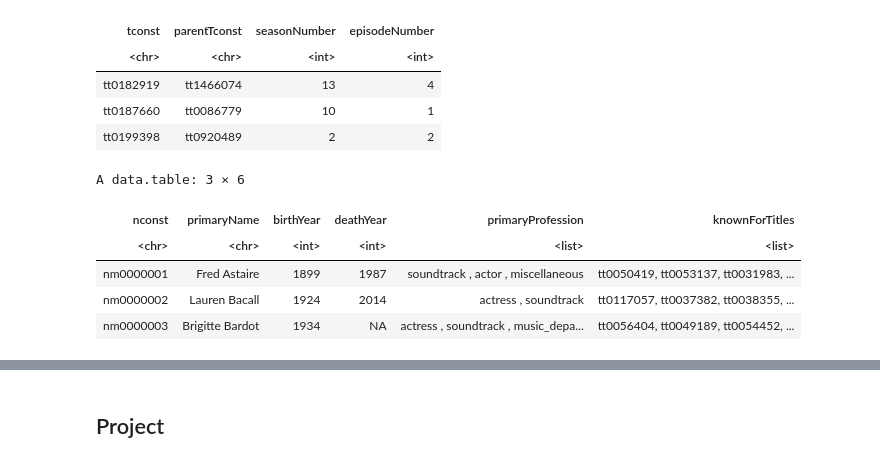
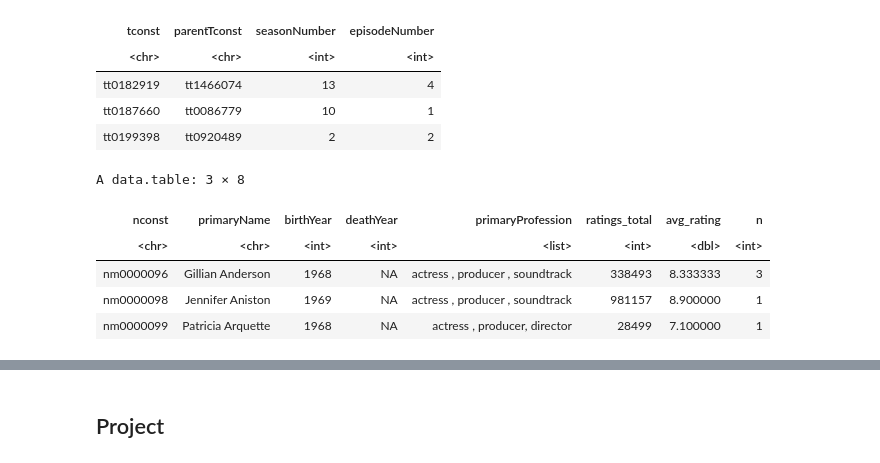
Before and after one commit to vaivapilk/DVZ, a Jupyter notebook: project.ipynb, the cells around one changed output, grey strips where cells are left out. Saved outputs shown, nothing was run; the diff lists cells and outputs as text; code cells hidden in the pictures.

```diff
--- a/project.ipynb
+++ b/project.ipynb
@@ -15,7 +18,7 @@ aka <- fread("aka_filtered", quote = "", na.strings = "\\N")
 crew <- fread("crew_filtered", na.strings = "\\N")
 principals <- fread("principals_filtered", quote="", na.strings = "\\N")
 ep_series <- fread("episodes_filtered", na.strings = "\\N")
-names <-fread("names_filtered", na.strings = "\\N")
+names <-fread("names_filtered_new", na.strings = "\\N")
 # %%
 # titles and their ratings
 head(titles, 3)
@@ -171,15 +180,15 @@ A data.table: 3 × 4
 | tt0199398 | tt0920489 | 2 | 2 |
 # %%
 # names - split proffesion and titles
-names <- names %>% mutate(primaryProfession = strsplit(primaryProfession, split = ','), knownForTitles = strsplit(knownForTitles, split = ','))
+names <- names %>% mutate(primaryProfession = strsplit(primaryProfession, split = ','))
 head(names, 3)
 # %% [output]
-A data.table: 3 × 6
+A data.table: 3 × 8
-| nconst | primaryName | birthYear | deathYear | primaryProfession | knownForTitles |
-| <chr> | <chr> | <int> | <int> | <list> | <list> |
-| nm0000001 | Fred Astaire | 1899 | 1987 | soundtrack , actor , miscellaneous | tt0050419, tt0053137, tt0031983, ... |
-| nm0000002 | Lauren Bacall | 1924 | 2014 | actress , soundtrack | tt0117057, tt0037382, tt0038355, ... |
-| nm0000003 | Brigitte Bardot | 1934 | NA | actress , soundtrack , music_depa... | tt0056404, tt0049189, tt0054452, ... |
+| nconst | primaryName | birthYear | deathYear | primaryProfession | ratings_total | avg_rating | n |
+| <chr> | <chr> | <int> | <int> | <list> | <int> | <dbl> | <int> |
+| nm0000096 | Gillian Anderson | 1968 | NA | actress , producer , soundtrack | 338493 | 8.333333 | 3 |
+| nm0000098 | Jennifer Aniston | 1969 | NA | actress , producer , soundtrack | 981157 | 8.900000 | 1 |
+| nm0000099 | Patricia Arquette | 1968 | NA | actress , producer, director | 28499 | 7.100000 | 1 |
 # %%
 # free up memory after transformations
 gc()
```
Also changed, not shown: parts of 20 cells of this notebook, 1 other file.
